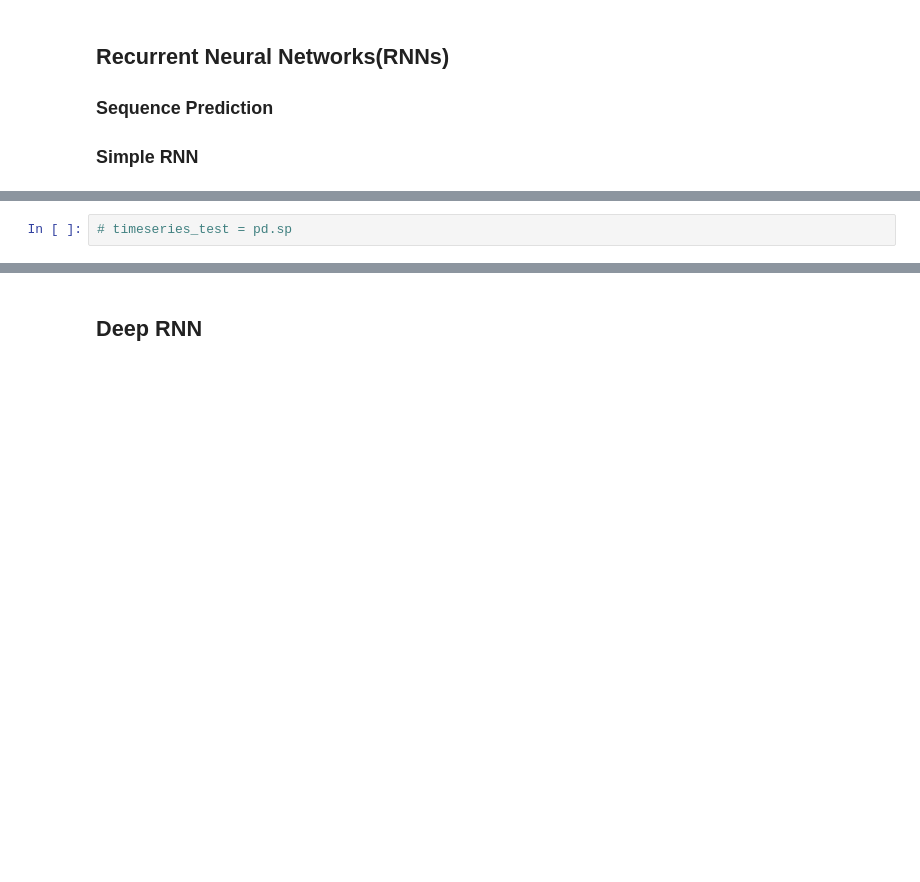
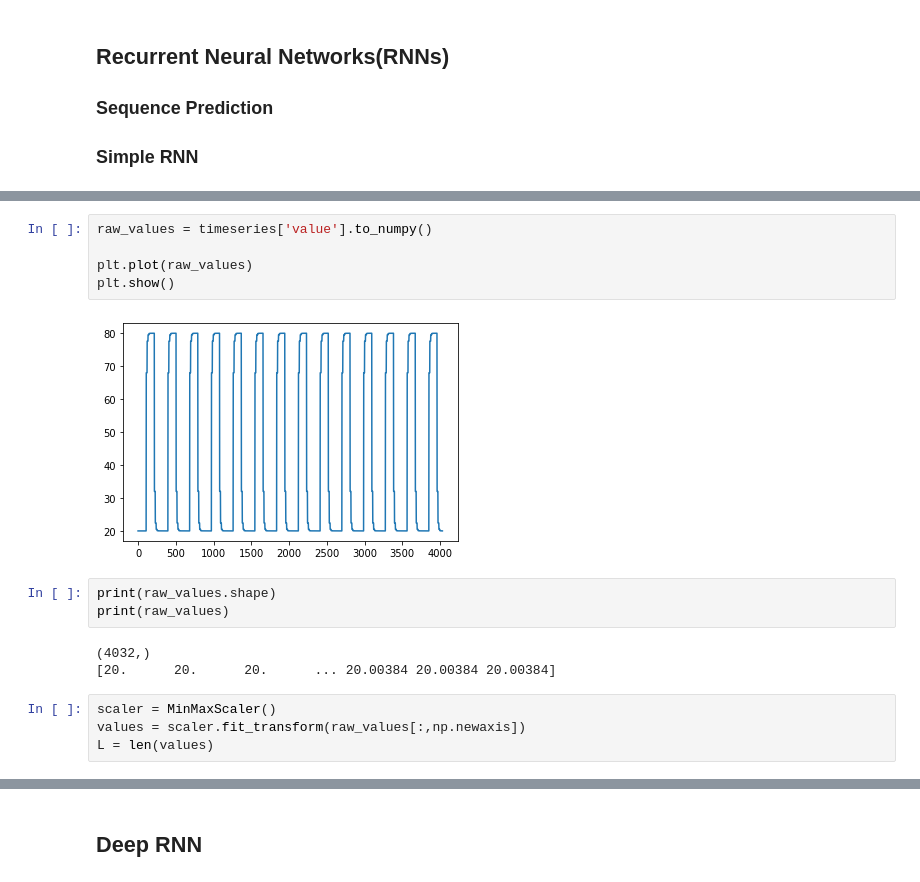
Before and after one commit to dchipping/pml, a Jupyter notebook: course/Problem027_NNPlus/027.ipynb, the cells around one changed output, grey strips where cells are left out. Drawn from its saved outputs; the diff is of its cells as text; blank space fills up the shorter version.

```diff
--- a/course/Problem027_NNPlus/027.ipynb
+++ b/course/Problem027_NNPlus/027.ipynb
@@ -175,2 +164,17 @@ Exception: Data must be 1-dimensional
-# %%
-# timeseries_test = pd.sp
+# %%
+raw_values = timeseries['value'].to_numpy()
+
+plt.plot(raw_values)
+plt.show()
+# %% [output]
+[figure, added]
+# %%
+print(raw_values.shape)
+print(raw_values)
+# %% [output]
+(4032,)
+[20.      20.      20.      ... 20.00384 20.00384 20.00384]
+# %%
+scaler = MinMaxScaler()
+values = scaler.fit_transform(raw_values[:,np.newaxis])
+L = len(values)
```
Also changed, not shown: parts of 16 cells of this notebook.
